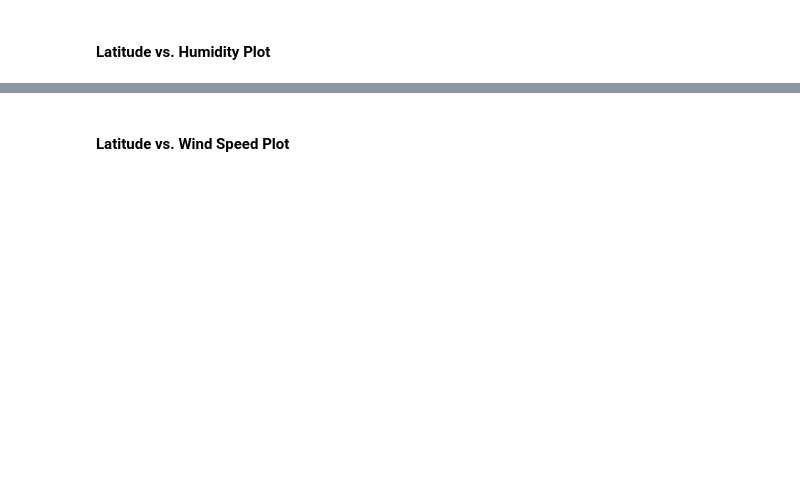
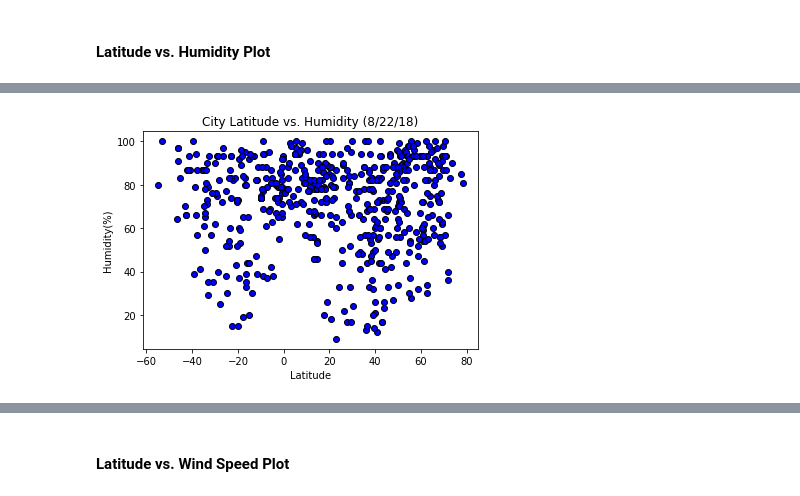
Before and after one commit to mmsquier/HW-6-Python-APIs, a Jupyter notebook: WeatherPy-Maggy Squier.ipynb, the cells around one changed output, grey strips where cells are left out. Cells and saved outputs as stored; diff of their text form; code cells hidden in the pictures; blank space fills up the shorter version.

```diff
--- a/WeatherPy-Maggy Squier.ipynb
+++ b/WeatherPy-Maggy Squier.ipynb
@@ -82,3 +90,6 @@ respond_time_length=respond_request.elapsed.total_seconds()/60
+# %%
+response=requests.get(query_url).json()
+#print(json.dumps(response, indent=4, sort_keys=True))
 # %%
 ##STEPS:'For' loop to scan the cities in the list & pull them from url
 #and the will comeout in json form
@@ -191,0 +235,13 @@ final_df.to_csv(output_data_file, encoding="utf-8", index=False)
+# %%
+plt.scatter(data_df["Lat"],data_df["Humidity"],marker="o", edgecolor="black", color="blue")
+plt.title("City Latitude vs. Humidity (8/22/18)")
+plt.xlabel("Latitude")
+plt.ylabel("Humidity(%)")
+
+
+#Save the figure
+#plt.savefig("starter_code/lat_humidity.png")
+#to show graph
+plt.show()
+# %% [output]
+[figure, added]
```
Also changed, not shown: parts of 22 cells of this notebook.
